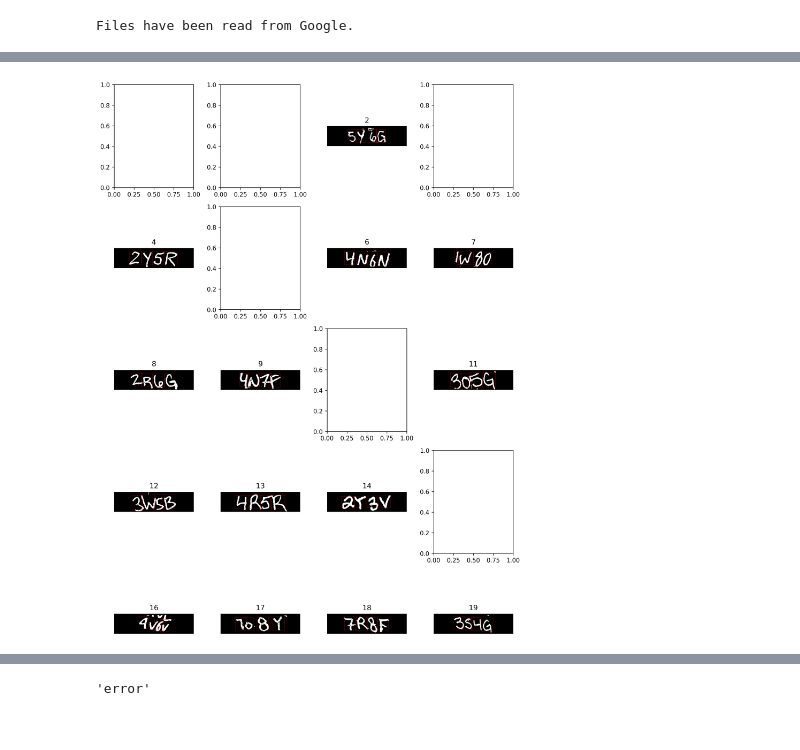
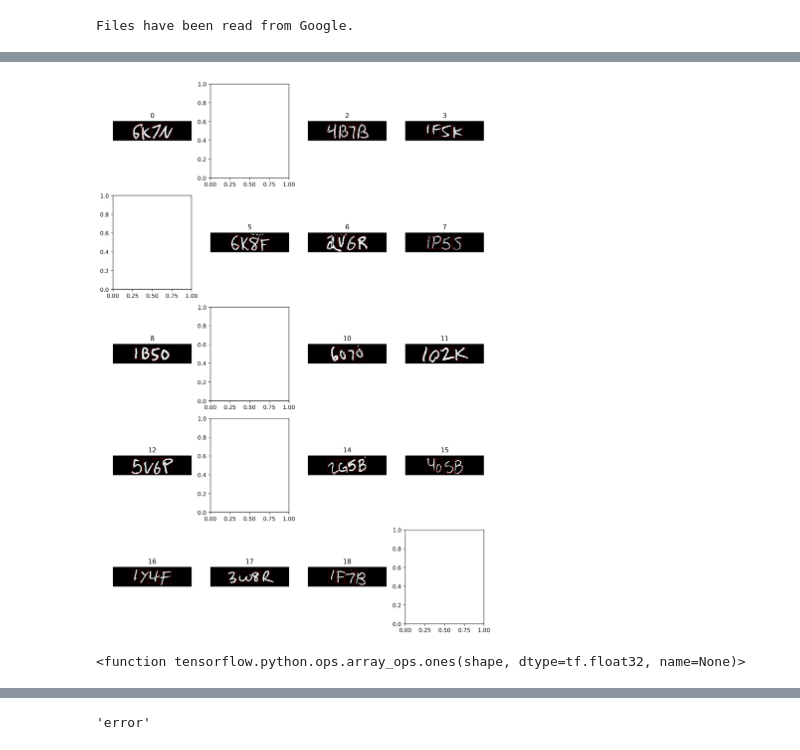
Before and after one commit to Jor-Lee/Guppies, a Jupyter notebook: makeYOLOdataset.ipynb, the cells around one changed output, grey strips where cells are left out. Cells and saved outputs as stored; diff of their text form; code cells hidden in the pictures.

```diff
--- a/makeYOLOdataset.ipynb
+++ b/makeYOLOdataset.ipynb
@@ -252,8 +256,8 @@ no_samples = np.min([len(labels_num), len(labels_let), 20000])
 # %%
 exno = 0
 
-images_prefix = '../../YOLOdata/set/bla/images/train'
-labels_prefix = '../../YOLOdata/set/bla/labels/train'
+images_prefix = '../../YOLOdata/final/images/train'
+labels_prefix = '../../YOLOdata/final/labels/train'
 
 for n in np.arange(0,no_samples,2):
 
@@ -359,7 +362,7 @@ def extract_rectangle(character_bounds):
 
     return boundingboxes
 # %%
-prefix = '../../YOLOdata/set/real/'
+prefix = '../../YOLOdata/real/im'
 # %%
 # Google cloud tocken and files
 os.environ["GOOGLE_APPLICATION_CREDENTIALS"] = r"guppies-test-4c48569421d8.json"
@@ -403,7 +420,7 @@ correctID
 # %%
-exno = 0
+exno = 1084
 # %%
-a = 0
+a = 3000
 # %%
 fig,ax = plt.subplots(5,4,figsize = (10,14),dpi=250)
 
@@ -448,32 +465,32 @@ for i in range(20):
 
     # true_string = ''.join(a_labels_chars[i])
     # pred_string = ''.join(vector_to_string(preds[i], relevant_characters))
 
     # color = 'green' if true_string==pred_string else 'red'
 
     # # put together the results.
     ax[x,y].set_title(i)
 
 a+=20
 plt.tight_layout()
 plt.show()
 
 savelist = input('Write indexes to save, comma separated: ')
 
 
 for i in np.array(savelist.split(',')).astype(int):
     img = images[i]
     img = (((img - img.min()) / (img.max() - img.min())) * 255.9)
 
     img = Image.fromarray(np.uint8(img))
     img = img.convert("L")
 
 
-    img.save(prefix + f"im{exno}.jpg")
+    img.save(prefix + f"{exno}.jpg")
     # img.save(nums_prefix + f"im{exno}.jpg")
 
     label = string_to_vector(ids[i], relevant_characters, max_len=len(ids[i]))
     make_text_file(label, exno, allboxes[i], imgsize = [64,256], prefix = prefix,string_addition='')
     exno += 1
 # %% [output]
-[figure, old version]
+[figure, new version]
@@ -480,3 +499,7 @@ for i in np.array(savelist.split(',')).astype(int):
+# %%
+tf.ones
+# %% [output]
+<function tensorflow.python.ops.array_ops.ones(shape, dtype=tf.float32, name=None)>
 # %%
 savelist
 # %% [output]
```
Also changed, not shown: parts of 12 cells of this notebook, 4 other files.
